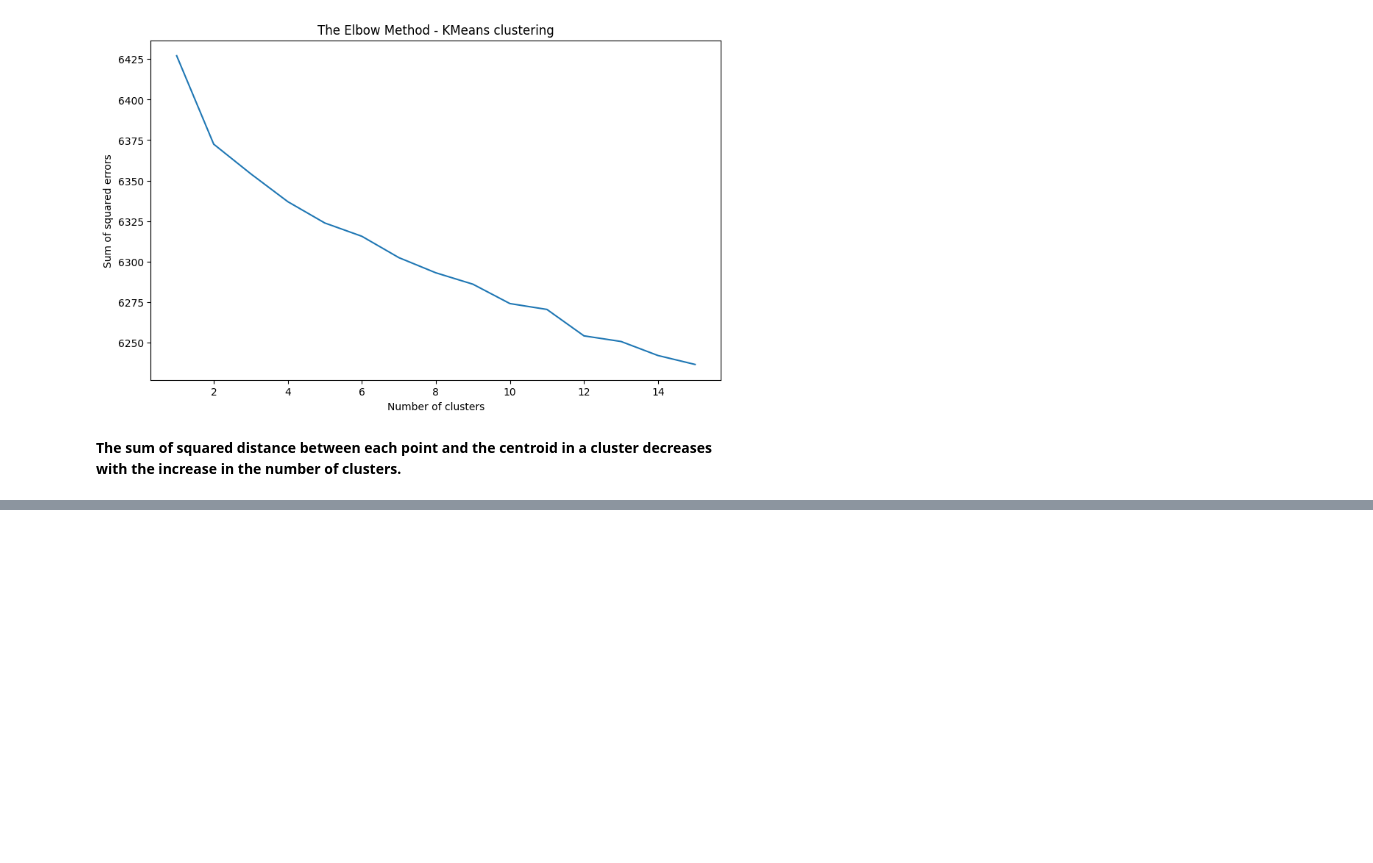
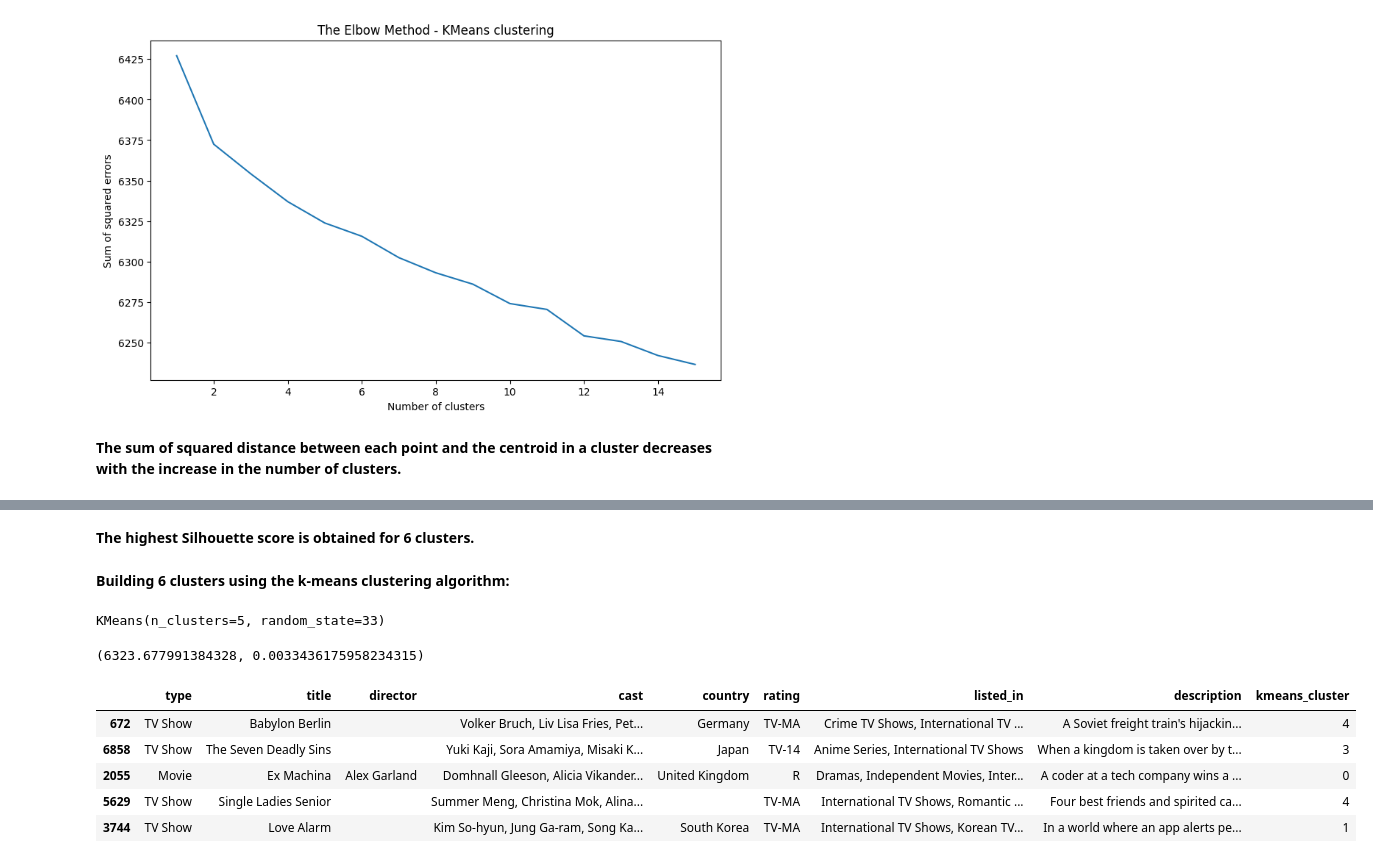
Before and after one commit to shwe-hg/Capstone-project-on-unsupervised-Ml-, a Jupyter notebook: project_on_Unsupervised_ML.ipynb, the cells around one changed output, grey strips where cells are left out. Cells and saved outputs as stored; diff of their text form; code cells hidden in the pictures; blank space fills up the shorter version.

```diff
--- a/project_on_Unsupervised_ML.ipynb
+++ b/project_on_Unsupervised_ML.ipynb
@@ -1142,0 +1145,18 @@ plt.show()
+# %% [markdown]
+**The highest Silhouette score is obtained for 6 clusters.**
+# %% [markdown]
+**Building 6 clusters using the k-means clustering algorithm:**
+# %%
+# Clustering the data into 5 clusters
+kmeans = KMeans(n_clusters=5, init='k-means++', random_state=33)
+kmeans.fit(X)
+# %% [output]
+KMeans(n_clusters=5, random_state=33)
+# %%
+# Evaluation metrics - distortion, Silhouette score
+kmeans_distortion = kmeans.inertia_
+kmeans_silhouette_score = silhouette_score(X, kmeans.labels_)
+
+print((kmeans_distortion, kmeans_silhouette_score))
+# %% [output]
+(6323.677991384328, 0.0033436175958234315)
@@ -1142,0 +1166,9 @@ plt.show()
+# %%
+df1.sample(5)[['type', 'title', 'director', 'cast', 'country', 'rating', 'listed_in', 'description', 'kmeans_cluster']]
+# %% [output]
+|  | type | title | director | cast | country | rating | listed_in | description | kmeans_cluster |
+| 672 | TV Show | Babylon Berlin |  | Volker Bruch, Liv Lisa Fries, Pet... | Germany | TV-MA | Crime TV Shows, International TV ... | A Soviet freight train's hijackin... | 4 |
+| 6858 | TV Show | The Seven Deadly Sins |  | Yuki Kaji, Sora Amamiya, Misaki K... | Japan | TV-14 | Anime Series, International TV Shows | When a kingdom is taken over by t... | 3 |
+| 2055 | Movie | Ex Machina | Alex Garland | Domhnall Gleeson, Alicia Vikander... | United Kingdom | R | Dramas, Independent Movies, Inter... | A coder at a tech company wins a ... | 0 |
+| 5629 | TV Show | Single Ladies Senior |  | Summer Meng, Christina Mok, Alina... |  | TV-MA | International TV Shows, Romantic ... | Four best friends and spirited ca... | 4 |
+| 3744 | TV Show | Love Alarm |  | Kim So-hyun, Jung Ga-ram, Song Ka... | South Korea | TV-MA | International TV Shows, Korean TV... | In a world where an app alerts pe... | 1 |
```
Also changed, not shown: parts of 4 cells of this notebook.
